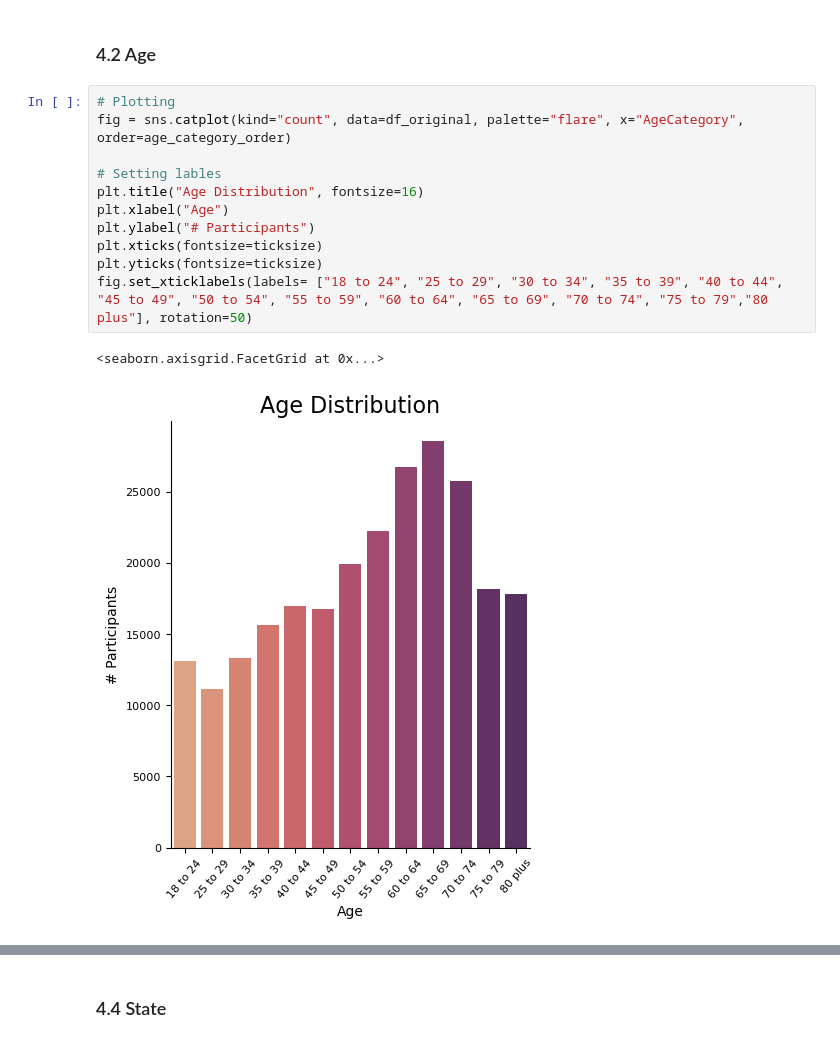
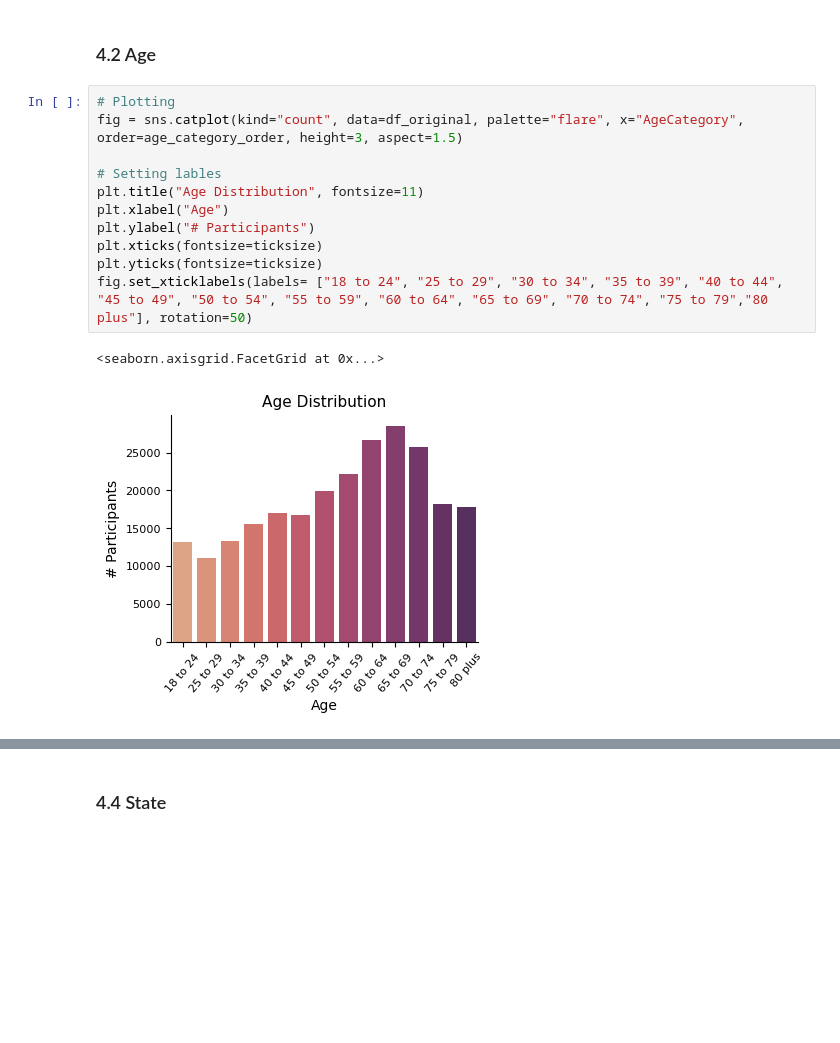
Before and after one commit to Thymin3/Heart-Disease-EDA-and-Visualization, a Jupyter notebook: Heart Disease EDA and Visualization.ipynb, the cells around one changed output, grey strips where cells are left out. Cells and saved outputs as stored; diff of their text form; blank space fills up the shorter version.

Commit message:
Added new Figures, Adjusted Figure doc

```diff
--- a/Heart Disease EDA and Visualization.ipynb
+++ b/Heart Disease EDA and Visualization.ipynb
@@ -409,18 +415,18 @@ __Available subsets in numerical dataframe__:
 ### 4.2 Age
 # %%
 # Plotting
-fig = sns.catplot(kind="count", data=df_original, palette="flare", x="AgeCategory", order=age_category_order)
+fig = sns.catplot(kind="count", data=df_original, palette="flare", x="AgeCategory", order=age_category_order, height=3, aspect=1.5)
 
 # Setting lables
-plt.title("Age Distribution", fontsize=16)
+plt.title("Age Distribution", fontsize=11)
 plt.xlabel("Age")
 plt.ylabel("# Participants")
 plt.xticks(fontsize=ticksize)
 plt.yticks(fontsize=ticksize)
 fig.set_xticklabels(labels= ["18 to 24", "25 to 29", "30 to 34", "35 to 39", "40 to 44", "45 to 49", "50 to 54", "55 to 59", "60 to 64", "65 to 69", "70 to 74", "75 to 79","80 plus"], rotation=50)
 # %% [output]
 <seaborn.axisgrid.FacetGrid at 0x...>
-[figure, old version]
+[figure, new version]
 # %%
 # Computing the correlation matrix
 corr_matrix = df_numerical.loc[:, age+other_conditions].corr()
```
Also changed, not shown: parts of 36 cells of this notebook, 1 other file.
